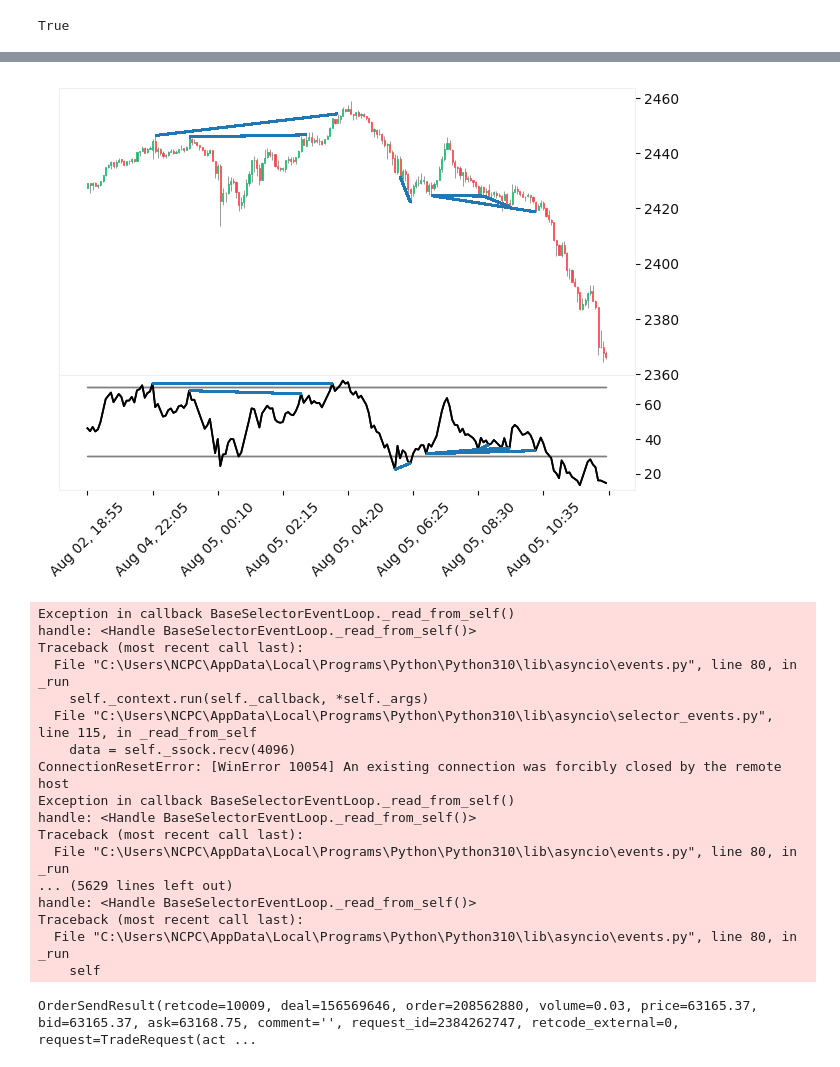
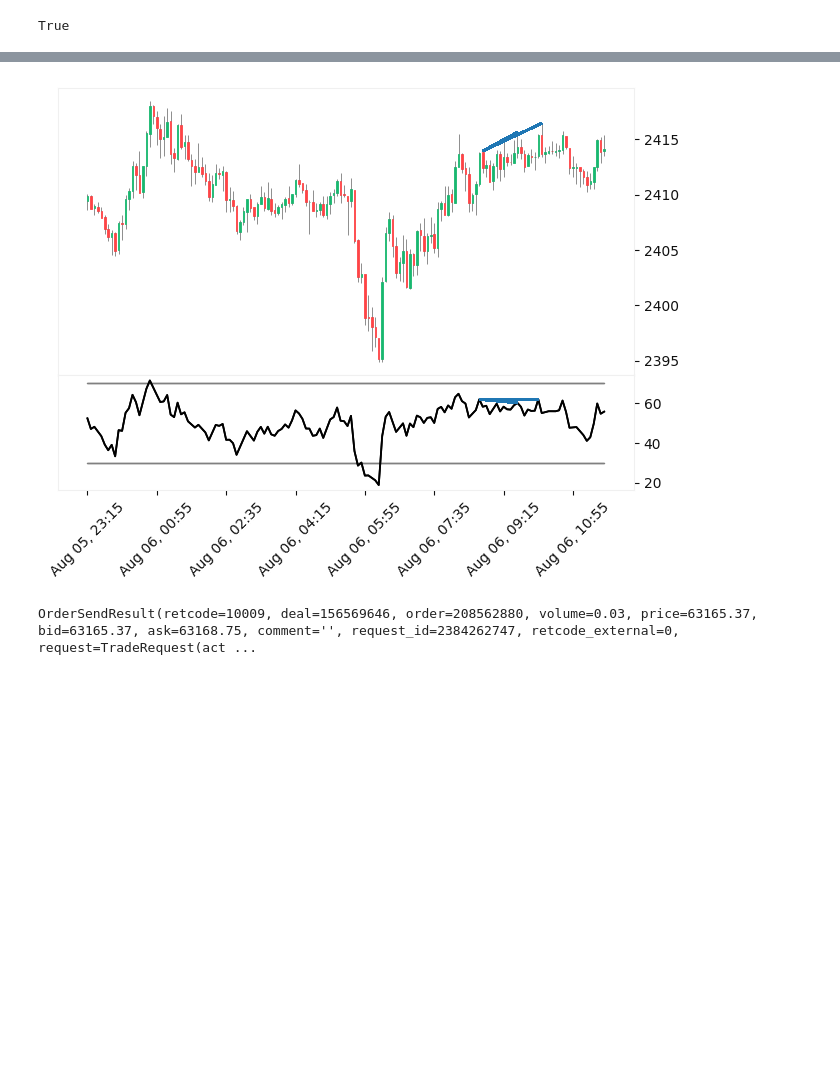
Before and after one commit to nguyenvantat1182002/rsi-signal-bot, a Jupyter notebook: rsi-signal-bot.ipynb, the cells around one changed output, grey strips where cells are left out. Cells and saved outputs as stored; diff of their text form; code cells hidden in the pictures; blank space fills up the shorter version.

```diff
--- a/rsi-signal-bot.ipynb
+++ b/rsi-signal-bot.ipynb
@@ -72,8 +72,8 @@ def detect_divergence(df: pd.DataFrame):
                     (current_candle['time'], current_candle['rsi'])
                 ])
 
-                current_candle = get_lowest_pivot_bar(df, current_candle)
-                nearest_pivot_low_candle = get_lowest_pivot_bar(df, bullish_divergence_point)
+                current_candle = get_lowest_pivot_bar(df, current_candle, 3)
+                nearest_pivot_low_candle = get_lowest_pivot_bar(df, bullish_divergence_point, 3)
                 price_lines.append([
                     (nearest_pivot_low_candle['time'], nearest_pivot_low_candle['low']),
                     (current_candle['time'], current_candle['low'])
@@ -87,8 +87,8 @@ def detect_divergence(df: pd.DataFrame):
                     (current_candle['time'], current_candle['rsi'])
                 ])
 
-                current_candle = get_highest_pivot_bar(df, current_candle)
-                nearest_pivot_high_candle = get_highest_pivot_bar(df, bearish_divergence_point)
+                current_candle = get_highest_pivot_bar(df, current_candle, 3)
+                nearest_pivot_high_candle = get_highest_pivot_bar(df, bearish_divergence_point, 3)
                 price_lines.append([
                     (nearest_pivot_high_candle['time'], nearest_pivot_high_candle['high']),
                     (current_candle['time'], current_candle['high'])
@@ -96,16 +96,16 @@ def detect_divergence(df: pd.DataFrame):
 
     return price_lines, rsi_lines
 # %%
-rates = mt5.copy_rates_from_pos('BTCUSD', mt5.TIMEFRAME_H4, 0, 200)
+rates = mt5.copy_rates_from_pos('XAUUSD', mt5.TIMEFRAME_M5, 2004, 1000)
 
 df = pd.DataFrame(rates)
 df['time'] = pd.to_datetime(df['time'], unit='s')
 
-bb = ta.bbands(df['close'], 20, 2)
+# bb = ta.bbands(df['close'], 20, 2)
 
-df['bb_l'] = bb.iloc[:,0]
-df['bb_u'] = bb.iloc[:,2]
+# df['bb_l'] = bb.iloc[:,0]
+# df['bb_u'] = bb.iloc[:,2]
 
-df['position'] = (df['close'] - df['bb_l']) / (df['bb_u'] - df['bb_l'])
+# df['position'] = (df['close'] - df['bb_l']) / (df['bb_u'] - df['bb_l'])
 
-df.tail(40)
+# df.tail(40)
@@ -152,51 +117,34 @@ df['atr'] = ta.atr(df['high'], df['low'], df['close'], 14)
 df.dropna(inplace=True)
 df.set_index(df['time'], inplace=True)
 
-window_size = 3
+window_size = 5
 df['rsi_pivot_high'] = df['rsi'] == df['rsi'].rolling(2 * window_size + 1, center=True).max()
 df['rsi_pivot_low'] = df['rsi'] == df['rsi'].rolling(2 * window_size + 1, center=True).min()
 # %%
-df = df.tail(200)
+df = df.tail(150)
 price_lines, rsi_lines = detect_divergence(df)
 
 plots = [
     mpf.make_addplot(df['rsi'], panel=1, color='black', fill_between=dict(y1=30, y2=30, color="gray")),
     mpf.make_addplot(df['rsi'], panel=1, color='black', fill_between=dict(y1=70, y2=70, color="gray")),
 ]
 
 style = mpf.make_mpf_style(base_mpf_style='yahoo', rc={'grid.alpha':0}, figcolor='#fff', facecolor="#fff")
 _, axs = mpf.plot(
     df,
     type='candle',
     style=style,
     volume=False,
     ylabel='',
     ylabel_lower='',
     addplot=plots,
     returnfig=True,
     alines=dict(alines=price_lines))
 
 rsi_lines = mpf._utils._construct_aline_collections(dict(alines=rsi_lines), df.index)
 axs[2].add_collection(rsi_lines);
 # %% [output]
-[figure, old version]
+[figure, new version]
-Exception in callback BaseSelectorEventLoop._read_from_self()
-handle: <Handle BaseSelectorEventLoop._read_from_self()>
-Traceback (most recent call last):
-  File "C:\Users\NCPC\AppData\Local\Programs\Python\Python310\lib\asyncio\events.py", line 80, in _run
-    self._context.run(self._callback, *self._args)
-  File "C:\Users\NCPC\AppData\Local\Programs\Python\Python310\lib\asyncio\selector_events.py", line 115, in _read_from_self
-    data = self._ssock.recv(4096)
-ConnectionResetError: [WinError 10054] An existing connection was forcibly closed by the remote host
-Exception in callback BaseSelectorEventLoop._read_from_self()
-handle: <Handle BaseSelectorEventLoop._read_from_self()>
-Traceback (most recent call last):
-  File "C:\Users\NCPC\AppData\Local\Programs\Python\Python310\lib\asyncio\events.py", line 80, in _run
-... (5629 lines left out)
-handle: <Handle BaseSelectorEventLoop._read_from_self()>
-Traceback (most recent call last):
-  File "C:\Users\NCPC\AppData\Local\Programs\Python\Python310\lib\asyncio\events.py", line 80, in _run
-    self
 # %%
 symbol = 'BTCUSD'
 risk_amount = 30
```
Also changed, not shown: parts of 1 cell of this notebook, 9 other files.
